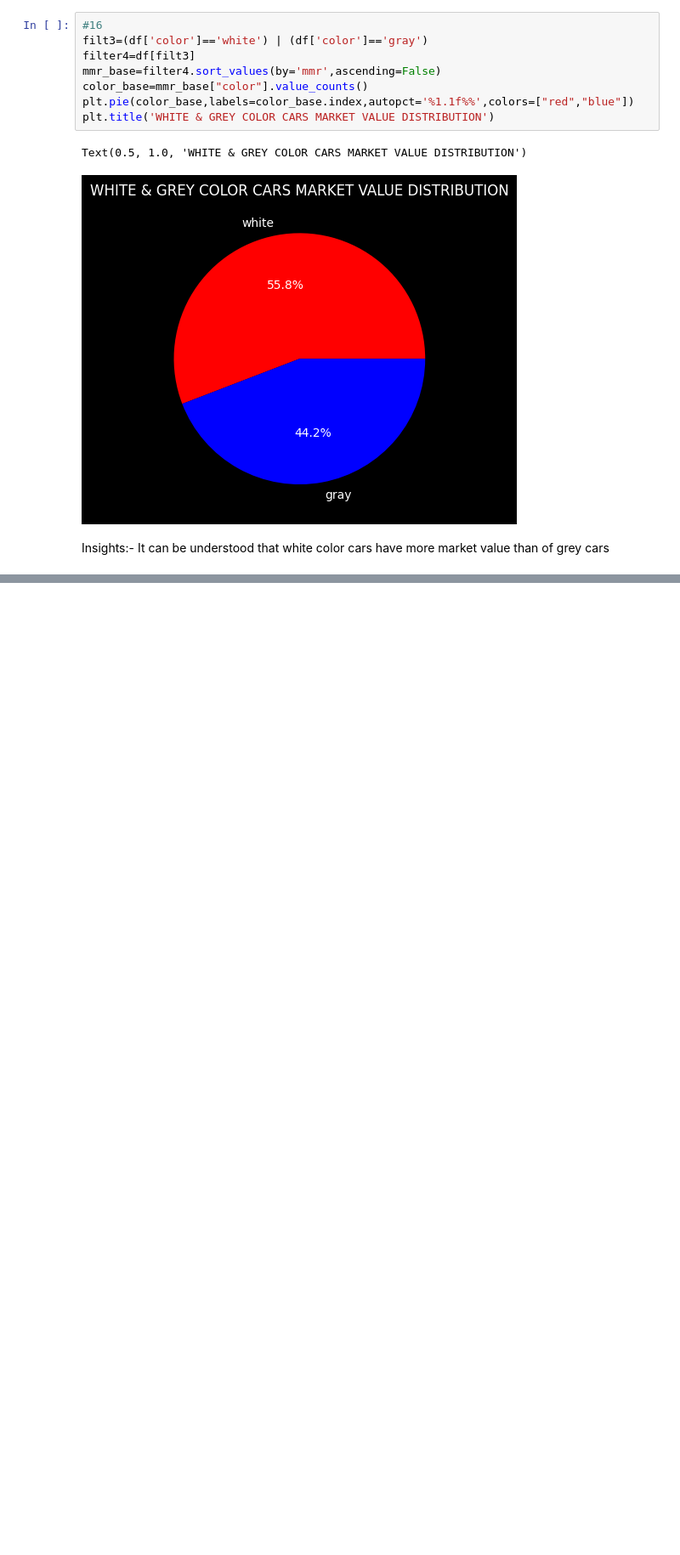
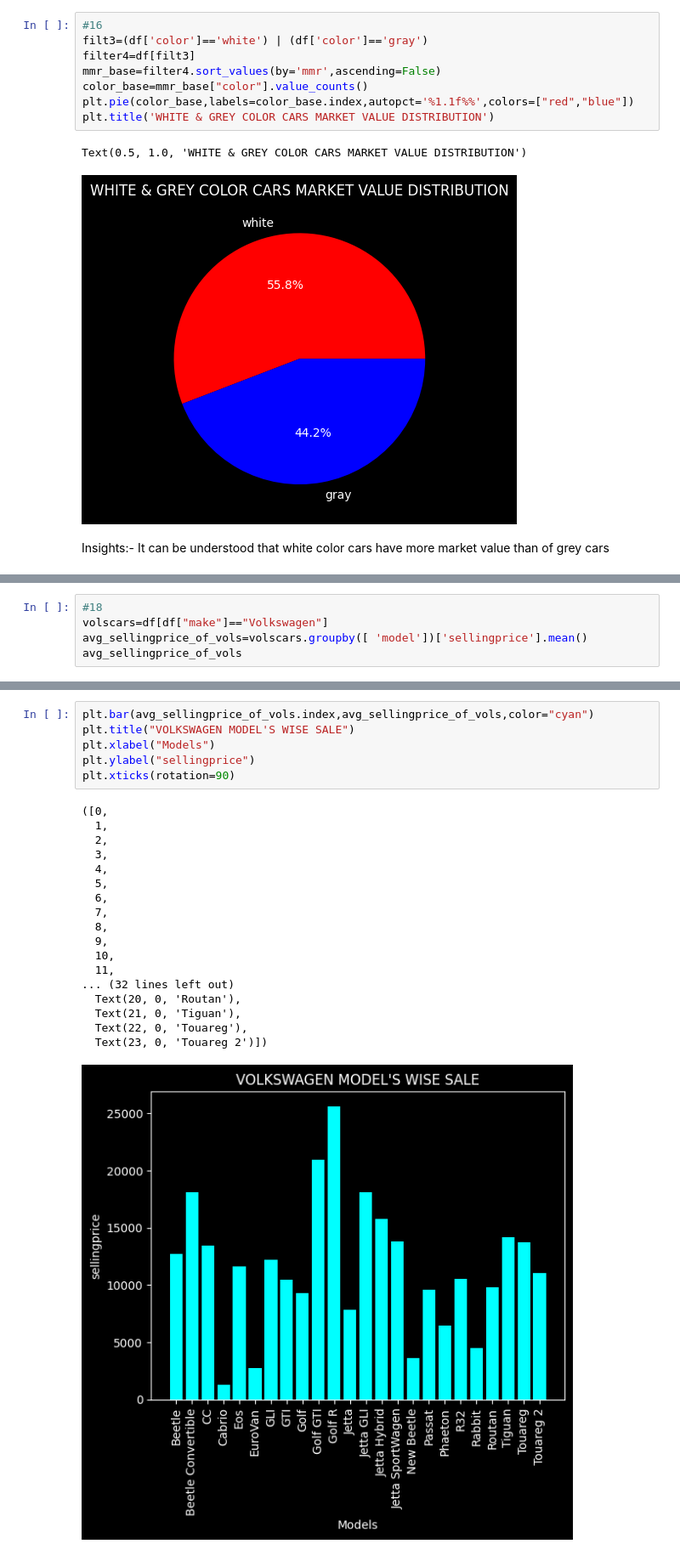
Before and after one commit to adnaaan10/data_visualisation_works, a Jupyter notebook: car_data.ipynb, the cells around one changed output, grey strips where cells are left out. Shown at 85% size. Drawn from its saved outputs; the diff is of its cells as text; blank space fills up the shorter version.

```diff
--- a/car_data.ipynb
+++ b/car_data.ipynb
@@ -359,0 +376,5 @@ Insights:-
+# %%
+#18
+volscars=df[df["make"]=="Volkswagen"]
+avg_sellingprice_of_vols=volscars.groupby([ 'model'])['sellingprice'].mean()
+avg_sellingprice_of_vols
@@ -359,0 +399,25 @@ Insights:-
+# %%
+plt.bar(avg_sellingprice_of_vols.index,avg_sellingprice_of_vols,color="cyan")
+plt.title("VOLKSWAGEN MODEL'S WISE SALE")
+plt.xlabel("Models")
+plt.ylabel("sellingprice")
+plt.xticks(rotation=90)
+# %% [output]
+([0,
+  1,
+  2,
+  3,
+  4,
+  5,
+  6,
+  7,
+  8,
+  9,
+  10,
+  11,
+... (32 lines left out)
+  Text(20, 0, 'Routan'),
+  Text(21, 0, 'Tiguan'),
+  Text(22, 0, 'Touareg'),
+  Text(23, 0, 'Touareg 2')])
+[figure, added]
```
Also changed, not shown: parts of 10 cells of this notebook.
